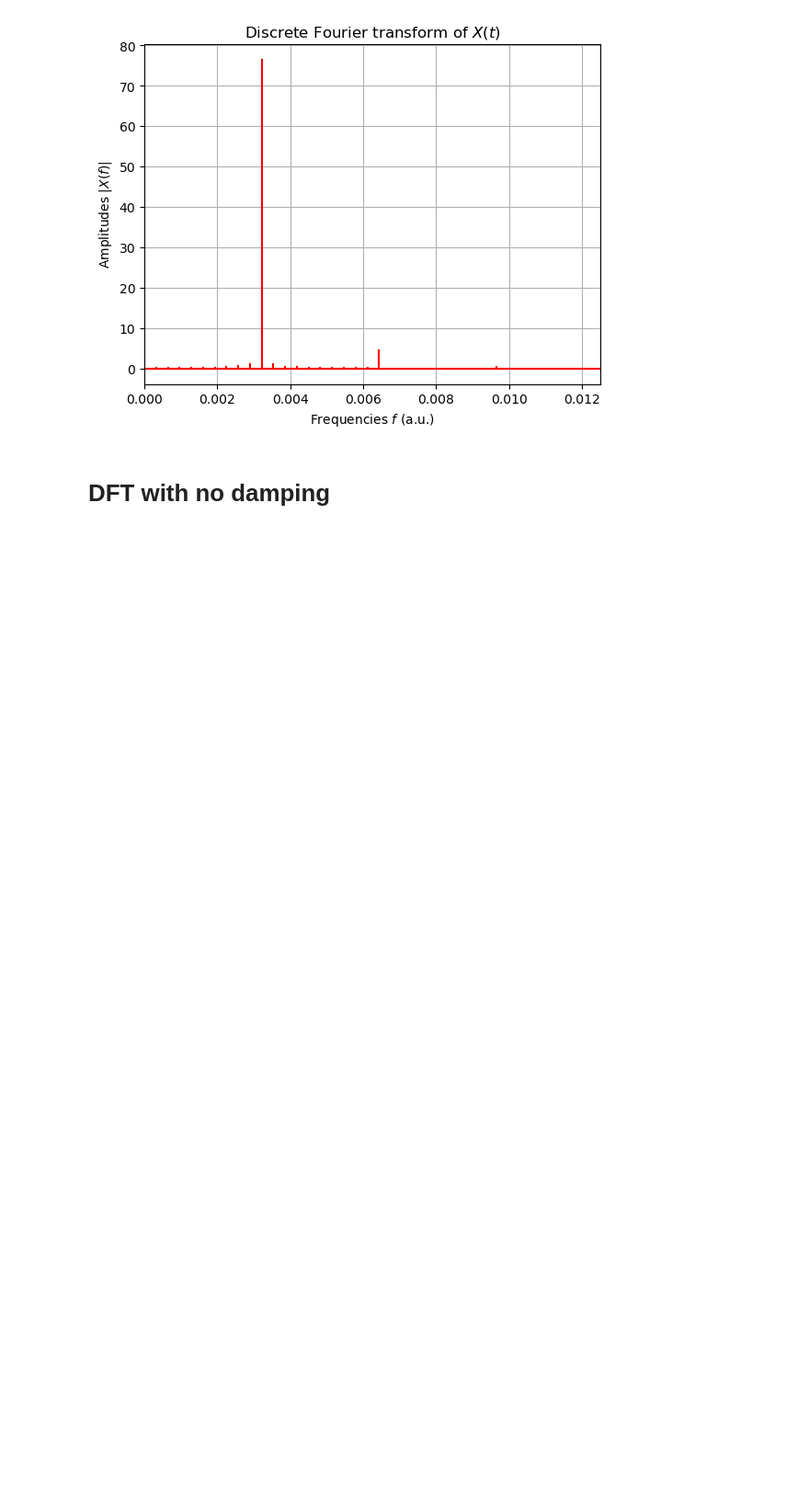
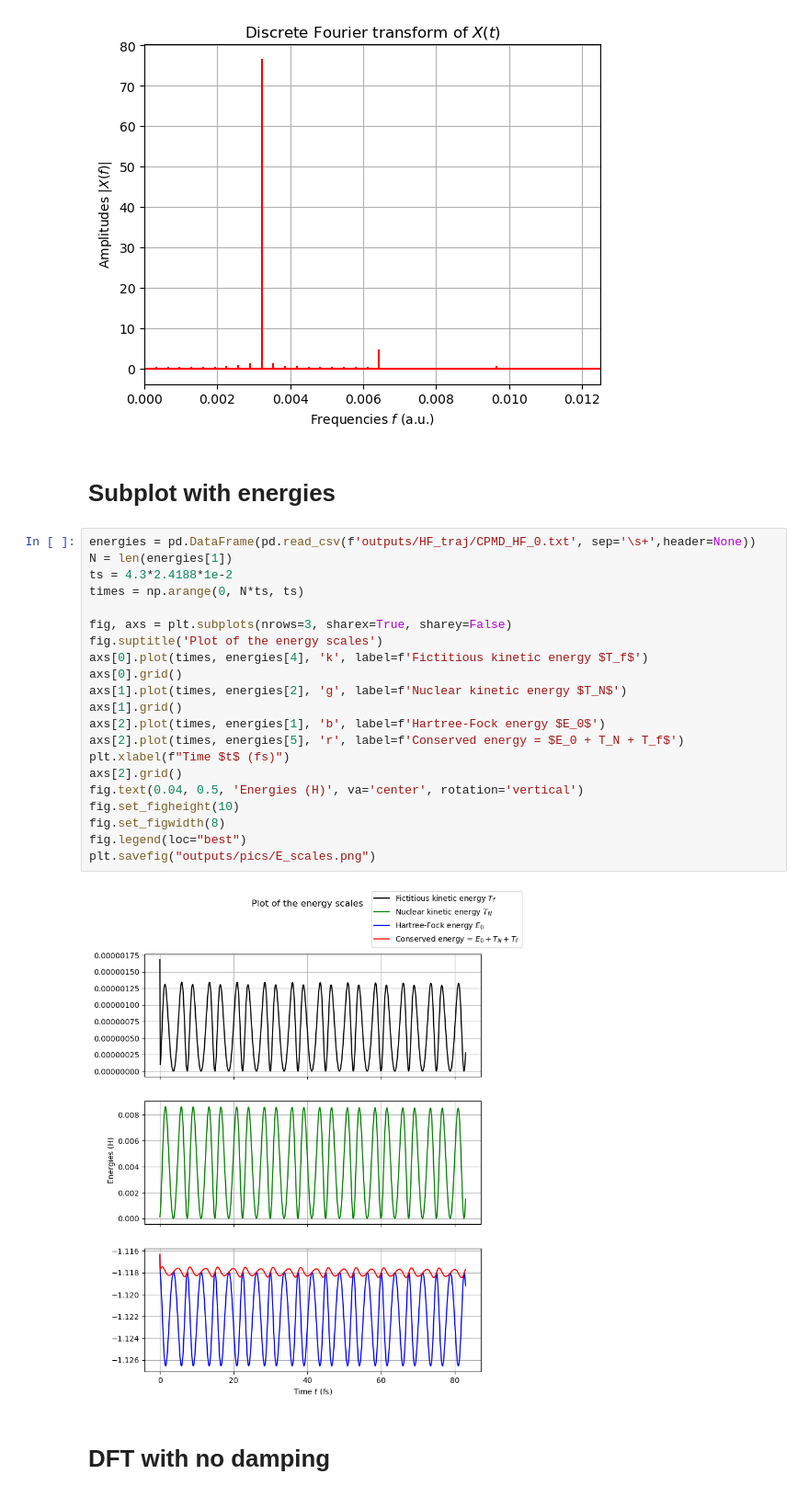
Before and after one commit to Peppone98/Quantum_MD_H2, a Jupyter notebook: CODE/plots.ipynb, the cells around one changed output. Shown at 92% size. Drawn from its saved outputs; the diff is of its cells as text; blank space fills up the shorter version.

Commit message:
adding plot with energy scales

```diff
--- a/CODE/plots.ipynb
+++ b/CODE/plots.ipynb
@@ -140,6 +140,31 @@ plt.xlabel(f"Frequencies $f$ (a.u.)")
 plt.savefig("outputs/pics/Fourier.png")
 # %% [output]
 [figure]
+# %% [markdown]
+# Subplot with energies
+# %%
+energies = pd.DataFrame(pd.read_csv(f'outputs/HF_traj/CPMD_HF_0.txt', sep='\s+',header=None))
+N = len(energies[1])
+ts = 4.3*2.4188*1e-2
+times = np.arange(0, N*ts, ts)
+
+fig, axs = plt.subplots(nrows=3, sharex=True, sharey=False)
+fig.suptitle('Plot of the energy scales')
+axs[0].plot(times, energies[4], 'k', label=f'Fictitious kinetic energy $T_f$')
+axs[0].grid()
+axs[1].plot(times, energies[2], 'g', label=f'Nuclear kinetic energy $T_N$')
+axs[1].grid()
+axs[2].plot(times, energies[1], 'b', label=f'Hartree-Fock energy $E_0$')
+axs[2].plot(times, energies[5], 'r', label=f'Conserved energy = $E_0 + T_N + T_f$')
+plt.xlabel(f"Time $t$ (fs)")
+axs[2].grid()
+fig.text(0.04, 0.5, 'Energies (H)', va='center', rotation='vertical')
+fig.set_figheight(10)
+fig.set_figwidth(8)
+fig.legend(loc="best")
+plt.savefig("outputs/pics/E_scales.png")
+# %% [output]
+[figure, added]
 # %% [markdown]
 # DFT with no damping
 # %%
```
Also changed, not shown: parts of 1 cell of this notebook, 14 other files.
